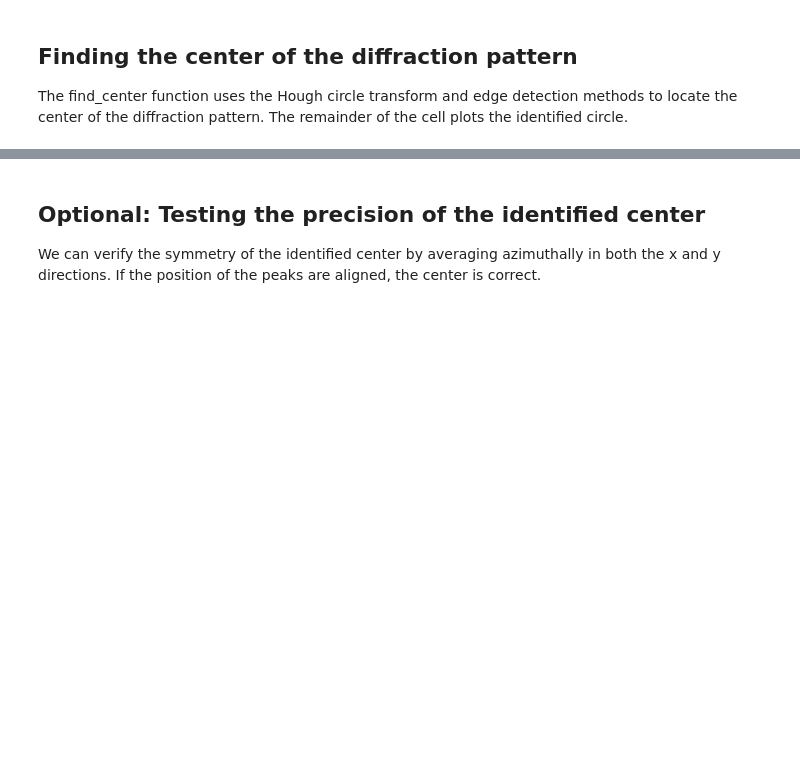
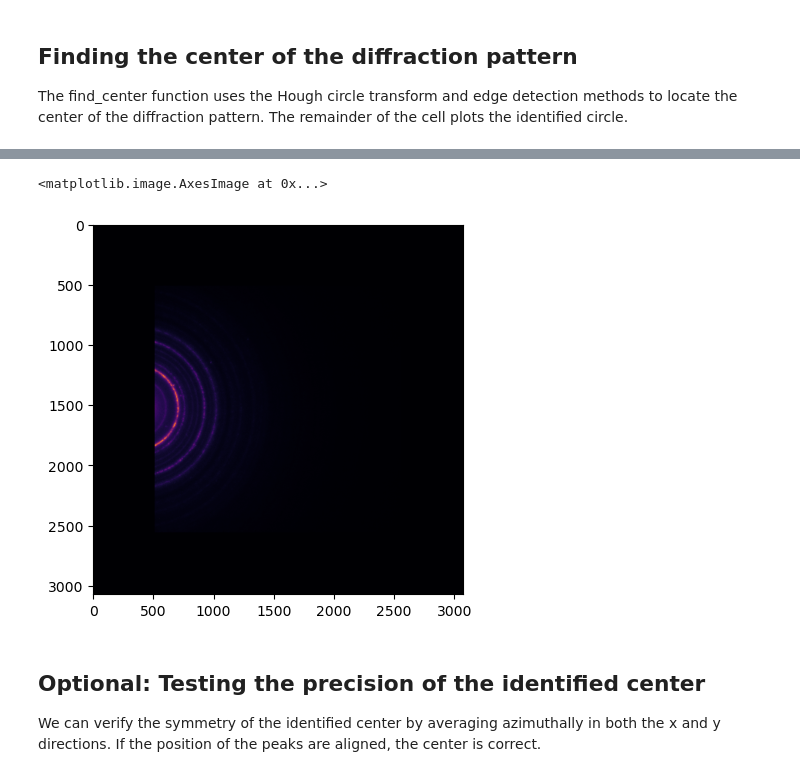
Before and after one commit to victorsecco/PyeRDF, a Jupyter notebook: notebooks/workflows/epdf/01.1_dp.processing_ceta.ipynb, the cells around one changed output, grey strips where cells are left out. Cells and saved outputs as stored; diff of their text form; code cells hidden in the pictures; blank space fills up the shorter version.

```diff
--- a/notebooks/workflows/epdf/01.1_dp.processing_ceta.ipynb
+++ b/notebooks/workflows/epdf/01.1_dp.processing_ceta.ipynb
@@ -161,3 +149,8 @@ plt.tight_layout(pad=0)
+# %%
+plt.imshow(img_padded, cmap='inferno')
+# %% [output]
+<matplotlib.image.AxesImage at 0x...>
+[figure, added]
 # %% [markdown]
 ## Optional: Testing the precision of the identified center
 
```
Also changed, not shown: parts of 12 cells of this notebook, 7 other files.
